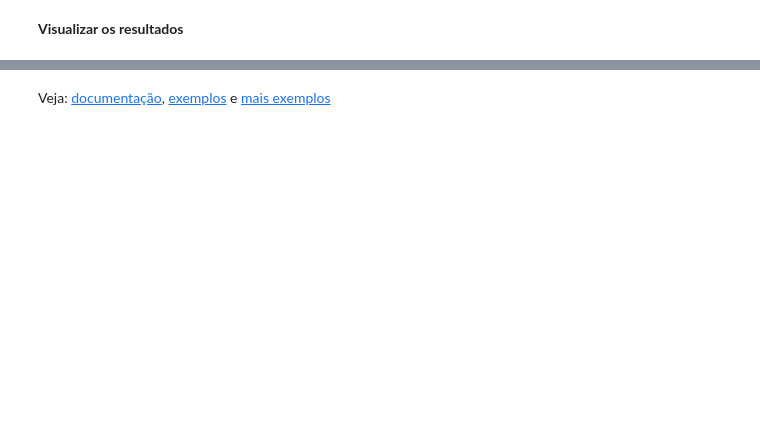
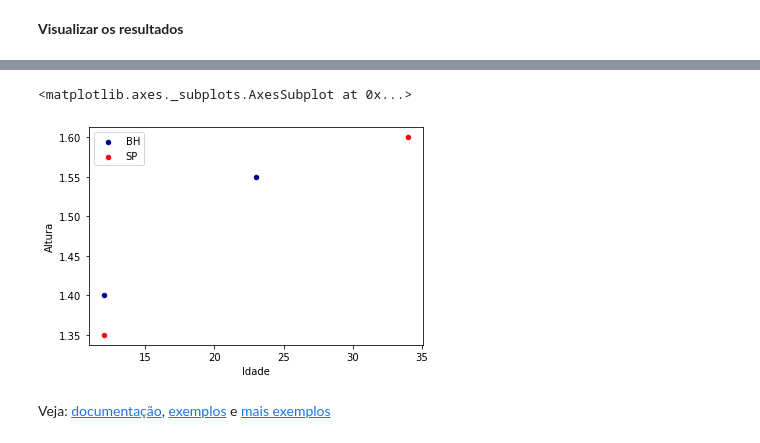
Before and after one commit to GuiYago2015/curso-aprendizado-de-maquinas, a Jupyter notebook: praticas-minicurso-ml-master/p1-ml-ganho-informacao/Básico - Pandas.ipynb, the cells around one changed output, grey strips where cells are left out. Cells and saved outputs as stored; diff of their text form; code cells hidden in the pictures; blank space fills up the shorter version.

```diff
--- a/praticas-minicurso-ml-master/p1-ml-ganho-informacao/Básico - Pandas.ipynb
+++ b/praticas-minicurso-ml-master/p1-ml-ganho-informacao/Básico - Pandas.ipynb
@@ -110,10 +165,15 @@ contatos.plot.scatter(x='Idade',
 # %%
 #filtra os contatos por cidade (para fazer grupos)
 contatosBH = contatos[contatos["Cidade"]=="Belo Horizonte"]
 contatosSP = contatos[contatos["Cidade"]=="São Paulo"]
 
 #Cria o plot com os dois grupos
 plot_gp1 = contatosBH.plot.scatter(x='Idade', y='Altura', color='DarkBlue', label='BH')
 contatosSP.plot.scatter(x='Idade', y='Altura', color='Red', label='SP',ax=plot_gp1)
+
+plot_gp1
+# %% [output]
+<matplotlib.axes._subplots.AxesSubplot at 0x...>
+[figure, added]
 # %% [markdown]
 Veja: [documentação](https://pandas.pydata.org/pandas-docs/stable/reference/api/pandas.DataFrame.plot.html), [exemplos](https://towardsdatascience.com/a-guide-to-pandas-and-matplotlib-for-data-exploration-56fad95f951c) e [mais exemplos](https://pandas.pydata.org/pandas-docs/stable/user_guide/visualization.html)
```
Also changed, not shown: parts of 10 cells of this notebook, 1 other file.
